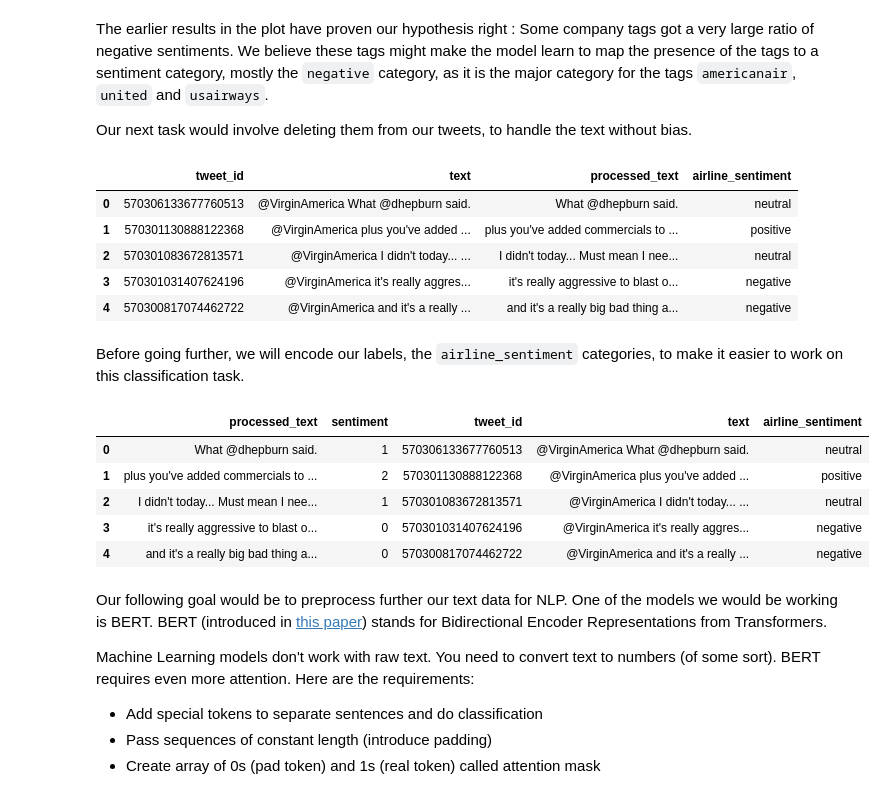
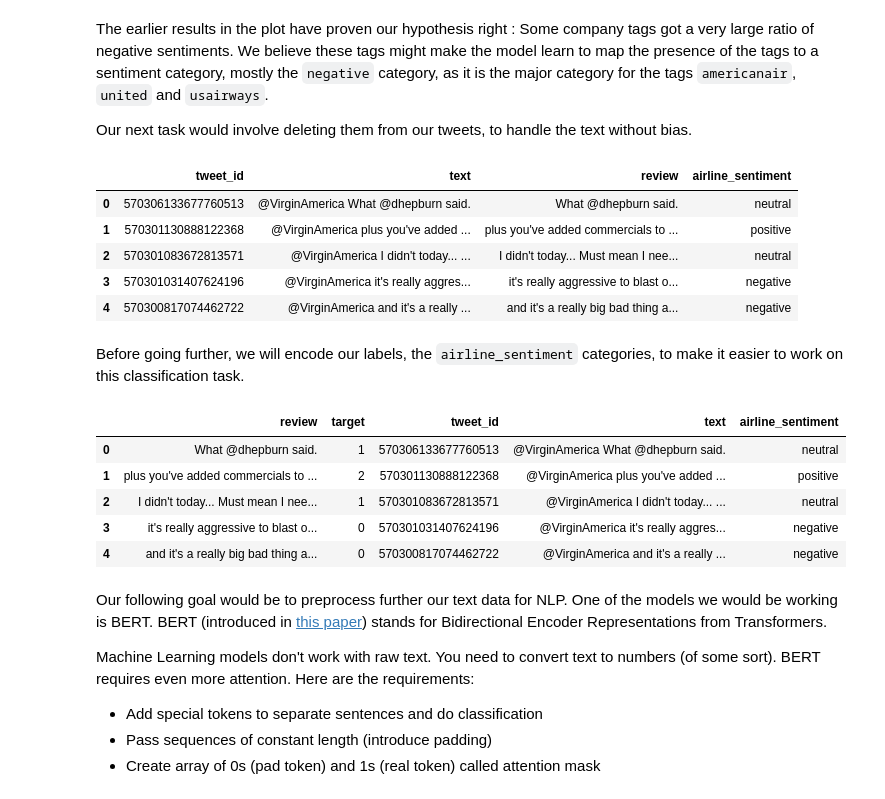
Before and after one commit to IhabBendidi/sentiment_embeddings, a Jupyter notebook: sentiment_embeddings.ipynb, the cells around one changed output. Saved outputs shown, nothing was run; the diff lists cells and outputs as text; code cells hidden in the pictures.

Commit message:
data split

```diff
--- a/sentiment_embeddings.ipynb
+++ b/sentiment_embeddings.ipynb
@@ -195,15 +196,15 @@ Our next task would involve deleting them from our tweets, to handle the text wi
 # A helper function that would remove the tags from the text and save it into a new column
 def remove_tags(row):
     splits = row['text'].split(' ')
-    row['processed_text'] = ' '.join(splits[1:])
+    row['review'] = ' '.join(splits[1:])
     return row
 
 # Removing the tags from the text and saving the cleaned up text in a new column
-tweets = df.apply(remove_tags,axis=1)[['tweet_id','text','processed_text','airline_sentiment']]
+tweets = df.apply(remove_tags,axis=1)[['tweet_id','text','review','airline_sentiment']]
 
 tweets.head()
 # %% [output]
-|  | tweet_id | text | processed_text | airline_sentiment |
+|  | tweet_id | text | review | airline_sentiment |
 | 0 | 570306133677760513 | @VirginAmerica What @dhepburn said. | What @dhepburn said. | neutral |
 | 1 | 570301130888122368 | @VirginAmerica plus you've added ... | plus you've added commercials to ... | positive |
 | 2 | 570301083672813571 | @VirginAmerica I didn't today... ... | I didn't today... Must mean I nee... | neutral |
@@ -214,23 +215,23 @@ Before going further, we will encode our labels, the `airline_sentiment` categor
 # %%
 # Define a helper function for one hot encoding
 def one_hot_encode(row):
     if row['airline_sentiment'] == "negative":
-        row['sentiment'] = 0
+        row['target'] = 0
     if row['airline_sentiment'] == "neutral":
-        row['sentiment'] = 1
+        row['target'] = 1
     if row['airline_sentiment'] == "positive":
-        row['sentiment'] = 2
+        row['target'] = 2
     return row
 
 # The class names : 0 -> negative, 1 -> neutral, 2 -> positive
 class_names = ['negative', 'neutral', 'positive']
 
 # One hot encode the labels of our dataset
-tweets = tweets.apply(one_hot_encode,axis=1)[['processed_text','sentiment','tweet_id','text','airline_sentiment']]
+tweets = tweets.apply(one_hot_encode,axis=1)[['review','target','tweet_id','text','airline_sentiment']]
 
 tweets.head()
 # %% [output]
-|  | processed_text | sentiment | tweet_id | text | airline_sentiment |
+|  | review | target | tweet_id | text | airline_sentiment |
 | 0 | What @dhepburn said. | 1 | 570306133677760513 | @VirginAmerica What @dhepburn said. | neutral |
 | 1 | plus you've added commercials to ... | 2 | 570301130888122368 | @VirginAmerica plus you've added ... | positive |
 | 2 | I didn't today... Must mean I nee... | 1 | 570301083672813571 | @VirginAmerica I didn't today... ... | neutral |
```
Also changed, not shown: parts of 5 cells of this notebook, 1 other file.
